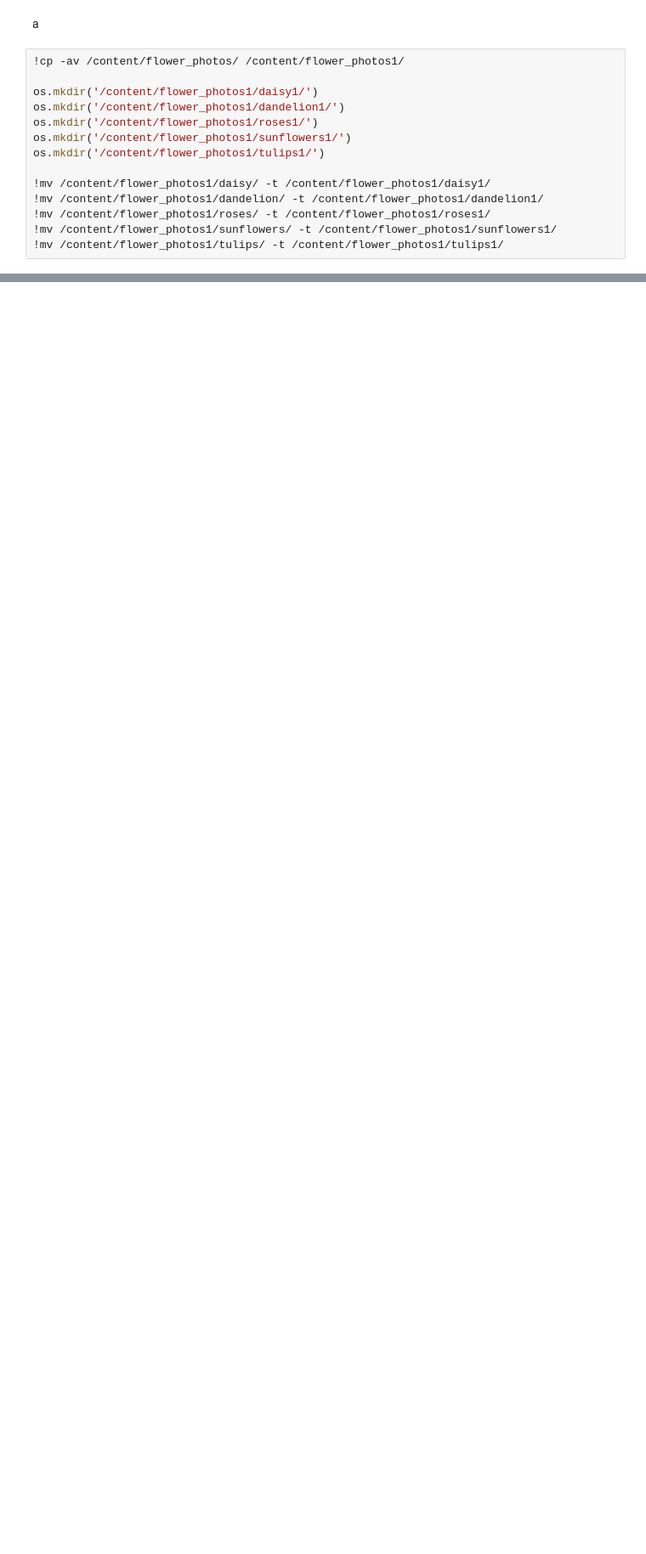
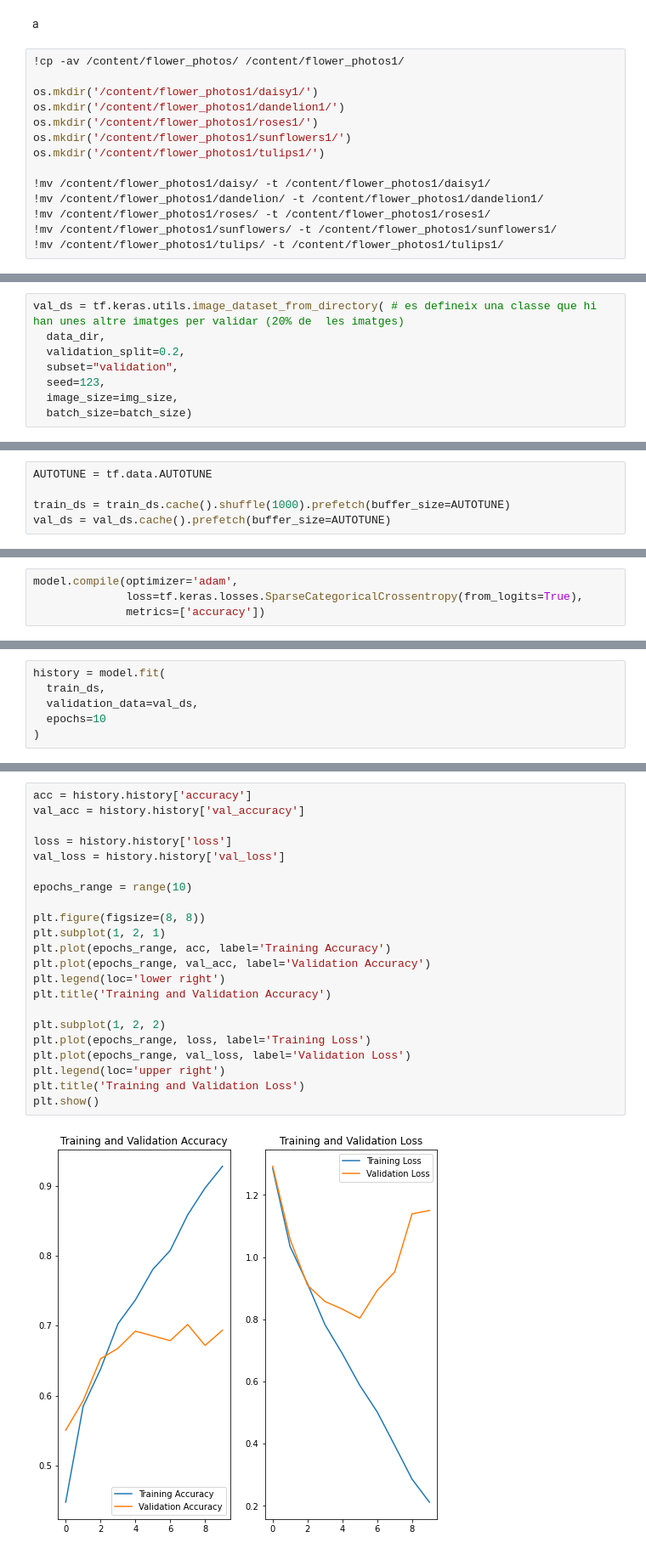
Before and after one commit to josep29/TDR, a Jupyter notebook: Flowers_class.ipynb, the cells around one changed output, grey strips where cells are left out. Shown at 85% size. Drawn from its saved outputs; the diff is of its cells as text; blank space fills up the shorter version.

```diff
--- a/Flowers_class.ipynb
+++ b/Flowers_class.ipynb
@@ -230,0 +313,8 @@ Using 550 files for validation.
+# %%
+val_ds = tf.keras.utils.image_dataset_from_directory( # es defineix una classe que hi han unes altre imatges per validar (20% de  les imatges)
+  data_dir,
+  validation_split=0.2,
+  subset="validation",
+  seed=123,
+  image_size=img_size,
+  batch_size=batch_size)
@@ -230,0 +326,5 @@ Using 550 files for validation.
+# %%
+AUTOTUNE = tf.data.AUTOTUNE
+
+train_ds = train_ds.cache().shuffle(1000).prefetch(buffer_size=AUTOTUNE)
+val_ds = val_ds.cache().prefetch(buffer_size=AUTOTUNE)
@@ -230,0 +363,4 @@ Using 550 files for validation.
+# %%
+model.compile(optimizer='adam',
+              loss=tf.keras.losses.SparseCategoricalCrossentropy(from_logits=True),
+              metrics=['accuracy'])
@@ -230,0 +391,6 @@ Using 550 files for validation.
+# %%
+history = model.fit(
+  train_ds,
+  validation_data=val_ds,
+  epochs=10
+)
@@ -230,0 +420,24 @@ Using 550 files for validation.
+# %%
+acc = history.history['accuracy']
+val_acc = history.history['val_accuracy']
+
+loss = history.history['loss']
+val_loss = history.history['val_loss']
+
+epochs_range = range(10)
+
+plt.figure(figsize=(8, 8))
+plt.subplot(1, 2, 1)
+plt.plot(epochs_range, acc, label='Training Accuracy')
+plt.plot(epochs_range, val_acc, label='Validation Accuracy')
+plt.legend(loc='lower right')
+plt.title('Training and Validation Accuracy')
+
+plt.subplot(1, 2, 2)
+plt.plot(epochs_range, loss, label='Training Loss')
+plt.plot(epochs_range, val_loss, label='Validation Loss')
+plt.legend(loc='upper right')
+plt.title('Training and Validation Loss')
+plt.show()
+# %% [output]
+[figure, added]
```
Also changed, not shown: parts of 51 cells of this notebook.
